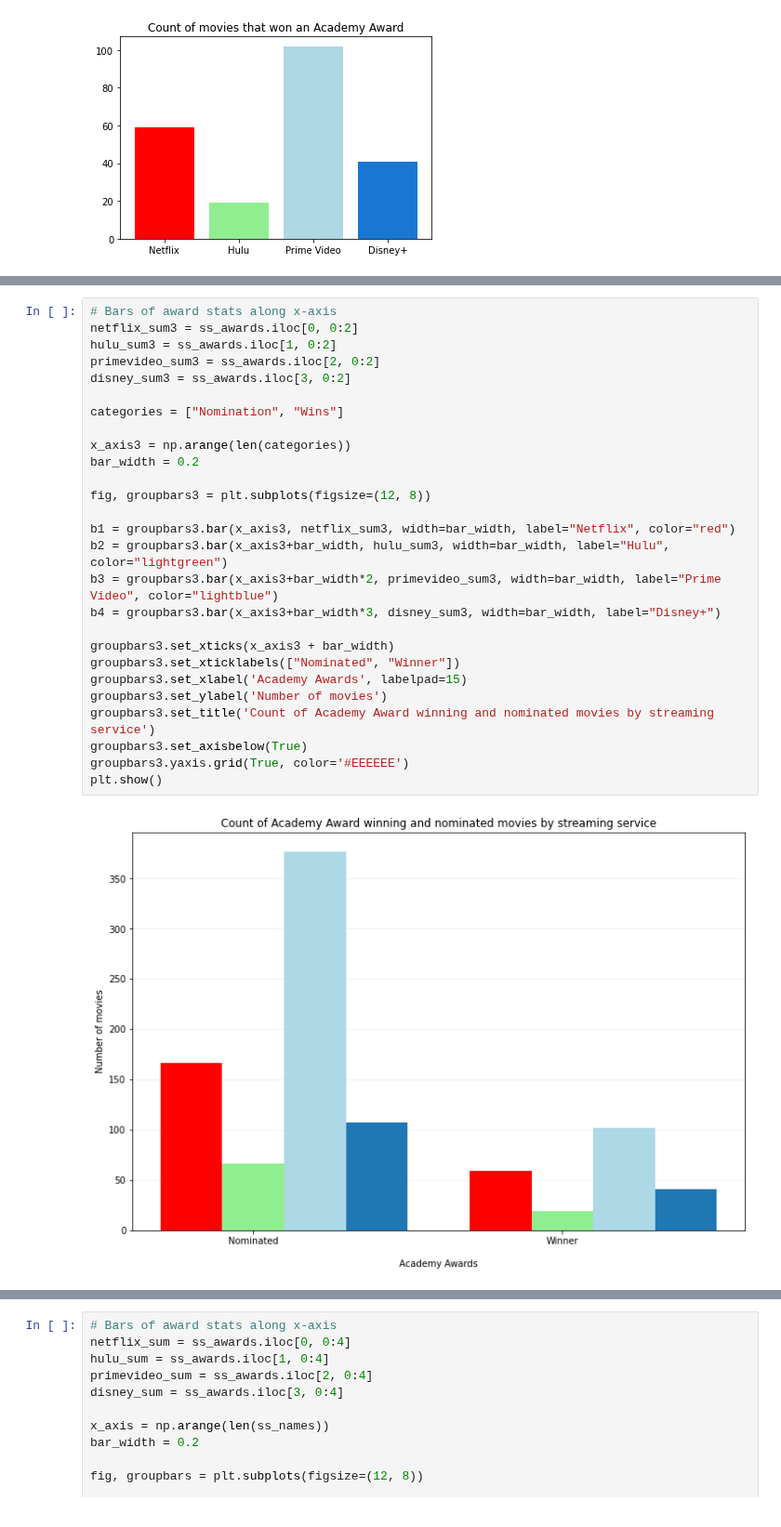
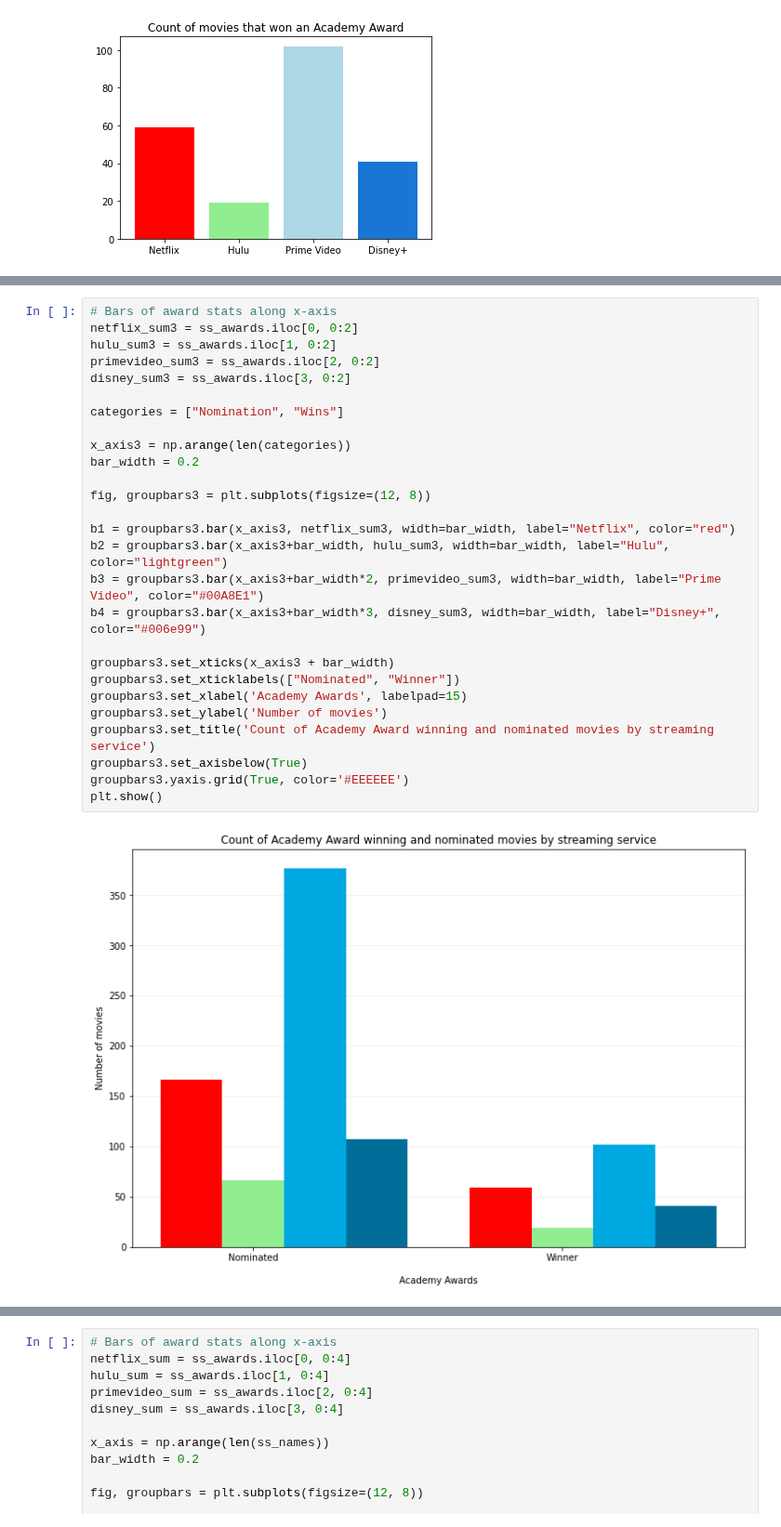
Before and after one commit to jacance/streaming-service-analysis, a Jupyter notebook: notebook_justin.ipynb, the cells around one changed output, grey strips where cells are left out. Shown at 93% size. Drawn from its saved outputs; the diff is of its cells as text.

```diff
--- a/notebook_justin.ipynb
+++ b/notebook_justin.ipynb
@@ -356,31 +367,31 @@ plt.show()
 # %%
 # Bars of award stats along x-axis
 netflix_sum3 = ss_awards.iloc[0, 0:2]
 hulu_sum3 = ss_awards.iloc[1, 0:2]
 primevideo_sum3 = ss_awards.iloc[2, 0:2]
 disney_sum3 = ss_awards.iloc[3, 0:2]
 
 categories = ["Nomination", "Wins"]
 
 x_axis3 = np.arange(len(categories))
 bar_width = 0.2
 
 fig, groupbars3 = plt.subplots(figsize=(12, 8))
 
 b1 = groupbars3.bar(x_axis3, netflix_sum3, width=bar_width, label="Netflix", color="red")
 b2 = groupbars3.bar(x_axis3+bar_width, hulu_sum3, width=bar_width, label="Hulu", color="lightgreen")
-b3 = groupbars3.bar(x_axis3+bar_width*2, primevideo_sum3, width=bar_width, label="Prime Video", color="lightblue")
-b4 = groupbars3.bar(x_axis3+bar_width*3, disney_sum3, width=bar_width, label="Disney+")
+b3 = groupbars3.bar(x_axis3+bar_width*2, primevideo_sum3, width=bar_width, label="Prime Video", color="#00A8E1")
+b4 = groupbars3.bar(x_axis3+bar_width*3, disney_sum3, width=bar_width, label="Disney+", color="#006e99")
 
 groupbars3.set_xticks(x_axis3 + bar_width)
 groupbars3.set_xticklabels(["Nominated", "Winner"])
 groupbars3.set_xlabel('Academy Awards', labelpad=15)
 groupbars3.set_ylabel('Number of movies')
 groupbars3.set_title('Count of Academy Award winning and nominated movies by streaming service')
 groupbars3.set_axisbelow(True)
 groupbars3.yaxis.grid(True, color='#EEEEEE')
 plt.show()
 # %% [output]
-[figure, old version]
+[figure, new version]
 # %%
 # All Academy Award Nominated movies by streaming service
```
Also changed, not shown: parts of 3 cells of this notebook, 1 other file.
